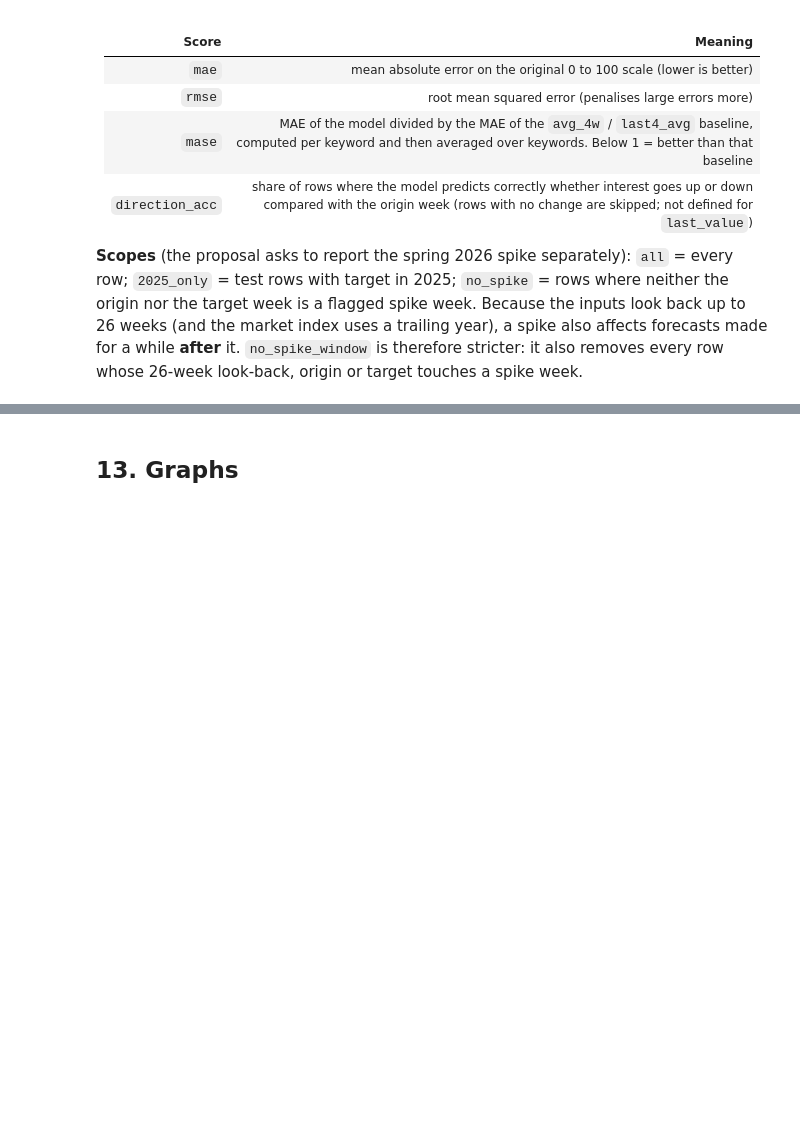
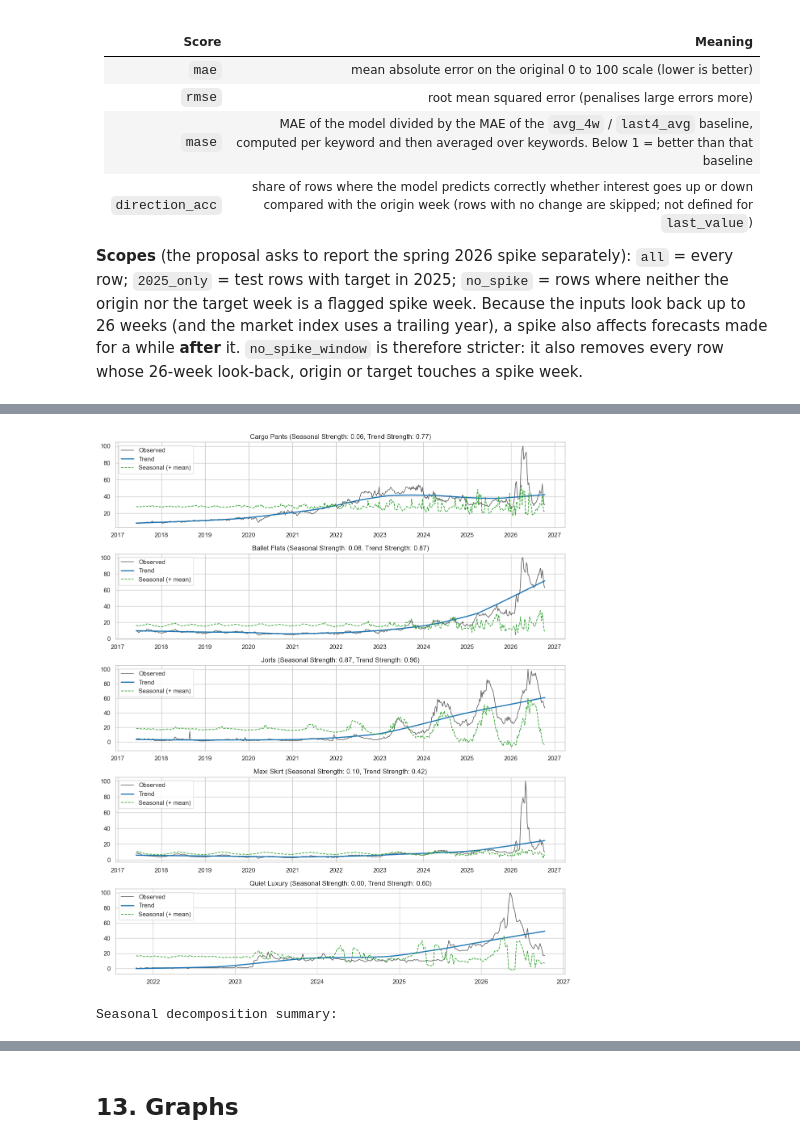
Before and after one commit to samichi-rungta/fashion-trends-forcasting, a Jupyter notebook: person1_google_trends_models.ipynb, the cells around one changed output, grey strips where cells are left out. Saved outputs shown, nothing was run; the diff lists cells and outputs as text; code cells hidden in the pictures; blank space fills up the shorter version.

```diff
--- a/person1_google_trends_models.ipynb
+++ b/person1_google_trends_models.ipynb
@@ -1009,0 +1137,68 @@ Validation (three yearly folds together), all weeks:
+# %%
+try:
+    from statsmodels.tsa.seasonal import STL
+except ImportError:
+    STL = None
+
+decomp_candidates = ["cargo pants", "ballet flats", "jorts", "maxi skirt", "quiet luxury"]
+decomp_rows = []
+
+fig, axes = plt.subplots(len(decomp_candidates), 1, figsize=(12, 2.8 * len(decomp_candidates)))
+axes = np.atleast_1d(axes)
+
+for ax, item in zip(axes, decomp_candidates):
+    if item not in Y.columns:
+        continue
+    series = Y[item].dropna().asfreq("W-SUN").interpolate(limit_direction="both")
+    if STL is not None:
+        decomp = STL(series, period=52, robust=True).fit()
+        trend = decomp.trend
+        seasonal = decomp.seasonal
+        remainder = decomp.resid
+        method = "STL robust decomposition"
+    else:
+        woy = series.index.isocalendar().week.astype(int)
+        seasonal = series.groupby(woy).transform("mean") - series.mean()
+        detrended = series - seasonal
+        trend = detrended.rolling(52, center=True, min_periods=1).mean()
+        remainder = series - trend - seasonal
+        method = "52-week additive seasonal decomposition"
+
+    rem_var = np.var(remainder)
+    seas_strength = max(0.0, 1 - rem_var / max(np.var(seasonal + remainder), 1e-12))
+    tr_strength = max(0.0, 1 - rem_var / max(np.var(trend + remainder), 1e-12))
+
+    decomp_rows.append({
+        "item": item,
+        "first_date": series.index.min().date(),
+        "last_date": series.index.max().date(),
+        "n_weeks": len(series),
+        "method": method,
+        "seasonal_strength": seas_strength,
+        "trend_strength": tr_strength,
+        "remainder_std": float(np.std(remainder)),
+    })
+
+    # Save CSV for this style
+    pd.DataFrame({"observed": series, "trend": trend, "seasonal": seasonal, "remainder": remainder}).to_csv(
+        replace_existing(OUT_DIR / f"seasonal_decomposition_{item.replace(" ", "_")}.csv"), index_label="date"
+    )
+
+    # Plot decomposition components
+    ax.plot(series.index, series, label="Observed", color="black", lw=1.2, alpha=0.6)
+    ax.plot(trend.index, trend, label="Trend", color="tab:blue", lw=2.0)
+    ax.plot(seasonal.index, seasonal + series.mean(), label="Seasonal (+ mean)", color="tab:green", lw=1.2, linestyle="--")
+    ax.set_title(f"{item.title()} (Seasonal Strength: {seas_strength:.2f}, Trend Strength: {tr_strength:.2f})")
+    ax.legend(loc="upper left")
+
+plt.tight_layout()
+plt.savefig(replace_existing(OUT_DIR / "figures" / "seasonal_decompositions.png"), dpi=150)
+plt.show()
+
+decomp_summary = pd.DataFrame(decomp_rows).sort_values("seasonal_strength", ascending=False)
+decomp_summary.to_csv(replace_existing(OUT_DIR / "seasonal_decomposition_summary.csv"), index=False)
+print("Seasonal decomposition summary:")
+decomp_summary.round(4)
+# %% [output]
+[figure, added]
+Seasonal decomposition summary:
```
Also changed, not shown: parts of 19 cells of this notebook, 30 other files.
